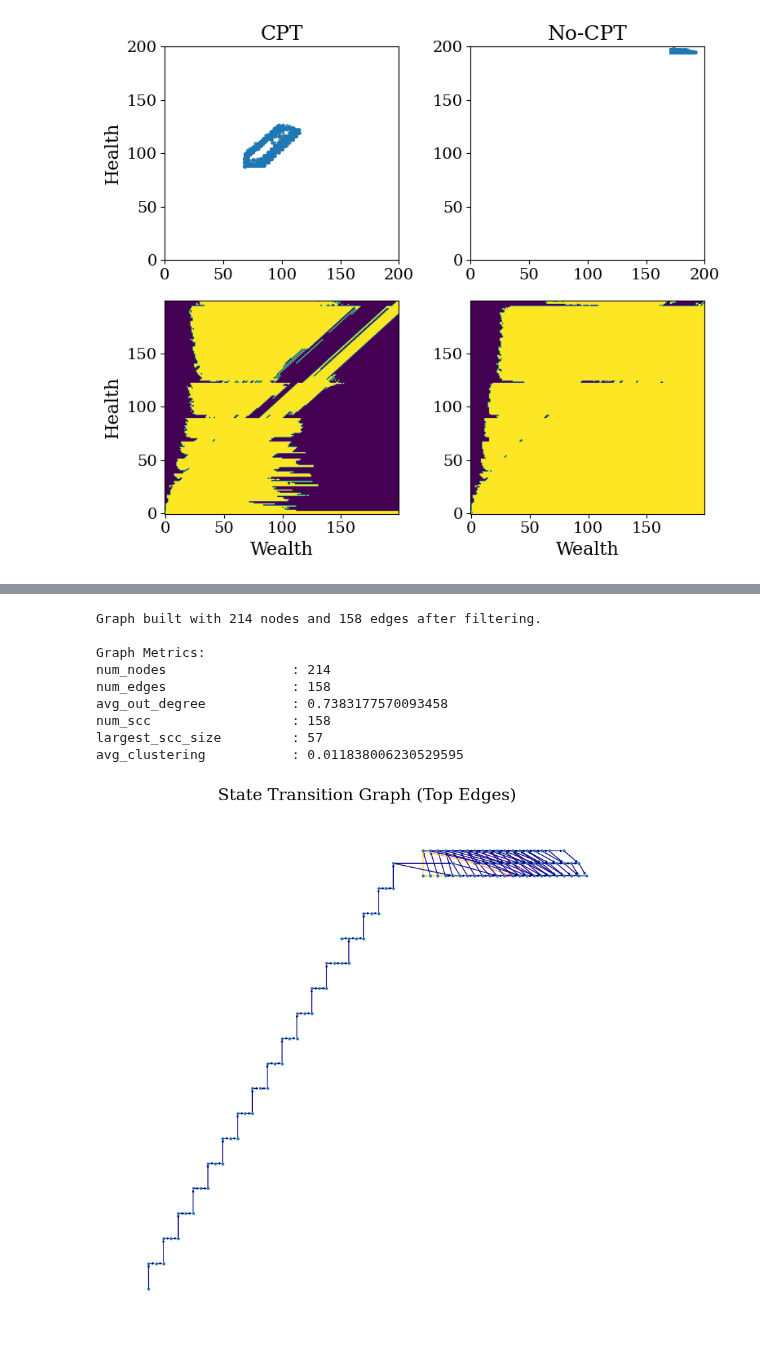
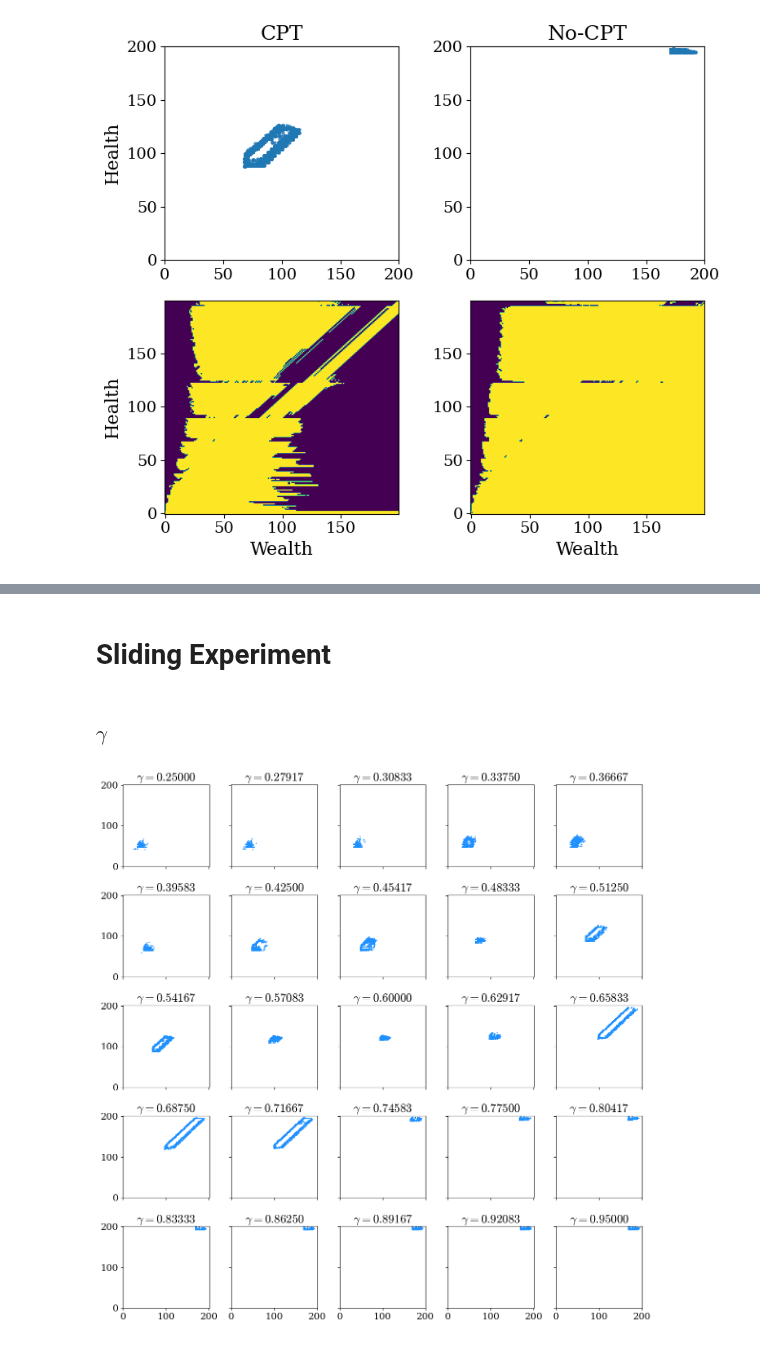
Before and after one commit to charlesaugdupont/cognitive-biases-endogenous-volatility, a Jupyter notebook: CPT_vs_NOCPT.ipynb, the cells around one changed output, grey strips where cells are left out. Drawn from its saved outputs; the diff is of its cells as text; code cells hidden in the pictures.

Commit message:
experiments to slide one CPT parameter at a time

```diff
--- a/CPT_vs_NOCPT.ipynb
+++ b/CPT_vs_NOCPT.ipynb
@@ -271,9 +195,0 @@ def build_state_graph(res, discard_steps=1000, min_edge_weight=5):
-# %%
-pkl = cpt_f
-res = load_pickle(pkl)
-G = build_state_graph(res, discard_steps=2000, min_edge_weight=100)
-metrics = analyze_graph(G)
-print("\nGraph Metrics:")
-for k, v in metrics.items():
-    print(f"{k:25s}: {v}")
-visualize_graph(G)
@@ -291,20 +196,2 @@ avg_clustering           : 0.04178145087235996
-# %%
-pkl = nocpt_f
-res = load_pickle(pkl)
-G = build_state_graph(res, discard_steps=2000, min_edge_weight=100)
-metrics = analyze_graph(G)
-print("\nGraph Metrics:")
-for k, v in metrics.items():
-    print(f"{k:25s}: {v}")
-visualize_graph(G)
-# %% [output]
-Graph built with 214 nodes and 158 edges after filtering.
-
-Graph Metrics:
-num_nodes                : 214
-num_edges                : 158
-avg_out_degree           : 0.7383177570093458
-num_scc                  : 158
-largest_scc_size         : 57
-avg_clustering           : 0.011838006230529595
-[figure, removed]
+# %% [markdown]
+# Sliding Experiment
@@ -310,0 +257,27 @@ avg_clustering           : 0.011838006230529595
+# %% [markdown]
+### $\gamma$
+# %%
+D = "slide_gamma/"
+IDX = 3
+ordered_files = sorted(os.listdir(D), key=lambda x: float(x.split("_")[IDX]))
+fig, axs = plt.subplots(5, 5, figsize=(12,12), sharex=True, sharey=True)
+
+for idx, file in enumerate(ordered_files):
+    with open(D+file, "rb") as f:
+        res = pickle.load(f)
+    gamma = float(file.split("_")[IDX])
+    axs[int(idx/5)][idx%5].scatter(
+        res["wealth"][:,-1],
+        res["health"][:,-1],
+        s=1,
+        alpha=0.7,
+        color="dodgerblue"
+    )
+    axs[int(idx/5)][idx%5].set_xlim(0,201)
+    axs[int(idx/5)][idx%5].set_ylim(0,201)
+    axs[int(idx/5)][idx%5].set_title(fr"$\gamma={gamma:.5f}$")
+
+fig.tight_layout()
+plt.show()
+# %% [output]
+[figure, added]
```
Also changed, not shown: parts of 16 cells of this notebook, 1 other file.
